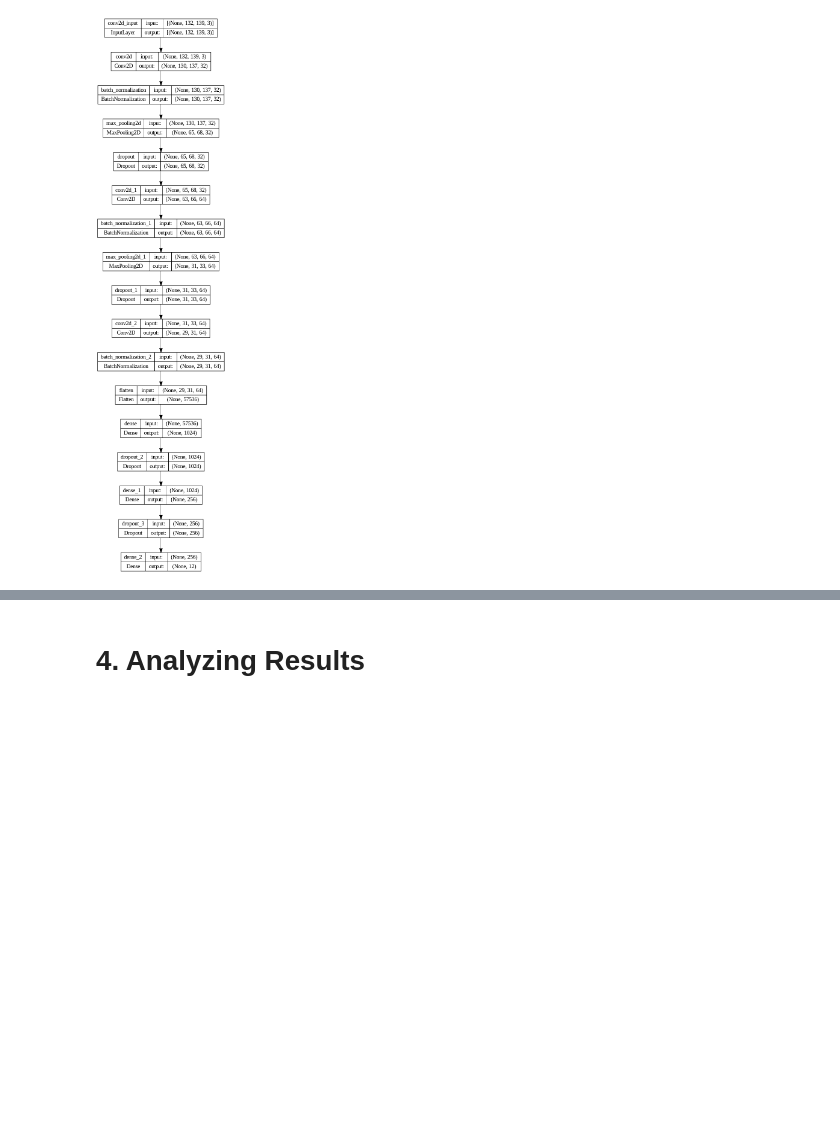
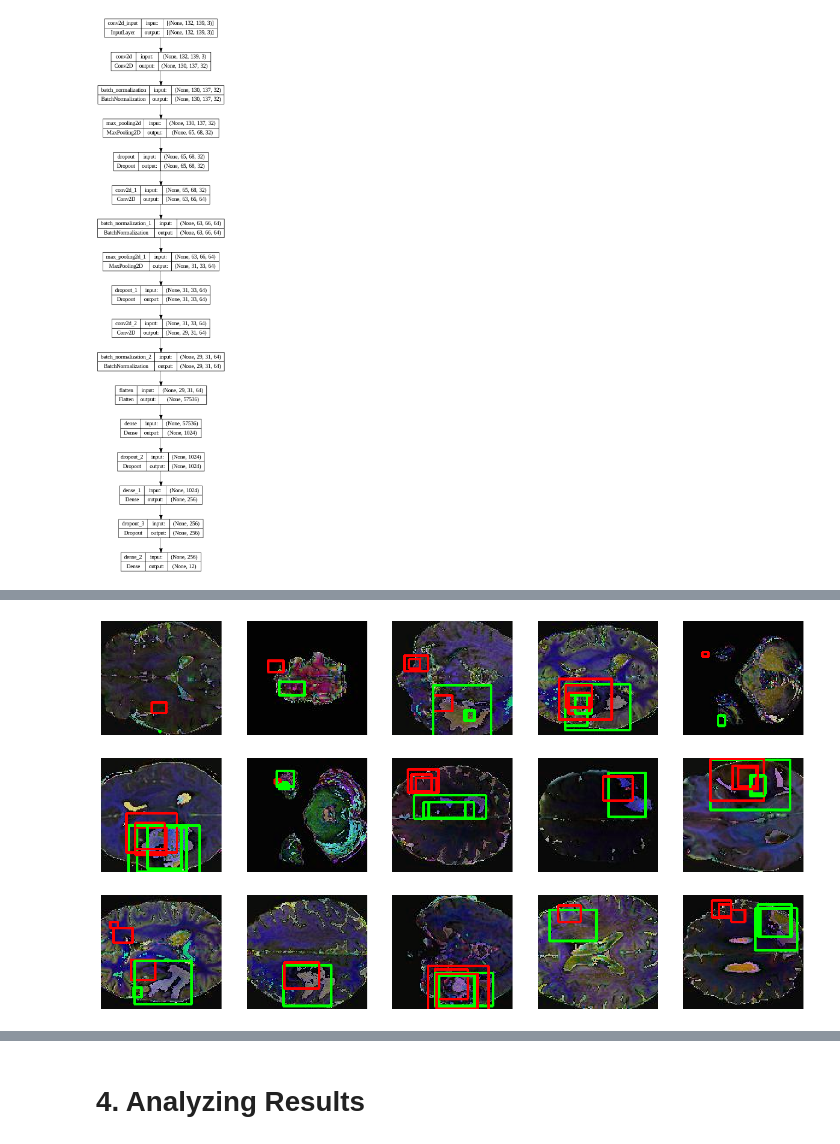
Before and after one commit to juliorodrigues07/tumour_detection, a Jupyter notebook: notebooks/brain_tumor_detection_w_keras_yolo_v8.ipynb, the cells around one changed output, grey strips where cells are left out. Cells and saved outputs as stored; diff of their text form; code cells hidden in the pictures; blank space fills up the shorter version.

```diff
--- a/notebooks/brain_tumor_detection_w_keras_yolo_v8.ipynb
+++ b/notebooks/brain_tumor_detection_w_keras_yolo_v8.ipynb
@@ -61,6 +76,7 @@ if not isdir(f'{getcwd()}/plots'):
 # %%
 BATCH_SIZE = 32
 HEIGHT, WIDTH = 132, 139
+ACTV_FUNC = 'relu'
 BBOX_FORMAT = 'xyxy'
 # %% [markdown]
 - PS: We're only detecting tumours for now.
@@ -550,7 +704,7 @@ learning_rate_reduction = ReduceLROnPlateau(monitor='val_loss', factor=0.5,
                                             min_lr=0.00001)
 
 # Stop training if after 5 epochs passed no improvement was made
-early_stop = EarlyStopping(monitor='val_loss', patience=5, verbose=1,
+early_stop = EarlyStopping(monitor='val_loss', patience=6, verbose=1,
                            mode='min', restore_best_weights=True)
 
 sandbox_cnn.fit(cnn_training_attributes, training_boxes, epochs=30, batch_size=BATCH_SIZE,
@@ -600,0 +752,41 @@ and exploding gradients destabilizing training process);
+# %%
+import matplotlib.pyplot as plt
+from math import ceil
+
+
+def cnn_detections(attributes: np.ndarray, ground_truth: np.ndarray,
+                          n: int, model: any) -> None:
+
+    detections = model.predict(attributes[:n], verbose=0)
+
+    fig, ax = plt.subplots(nrows=ceil(n / 5), ncols=5, figsize=(18, 10))
+    plt.axis('off')
+    ax = ax.flatten()
+
+    for i in range(n):
+
+        # Conversion due to Matplotlib warnings for image pixels not in range [0, 255]
+        img = (attributes[i].copy() * 255).astype(np.uint8)
+
+        # Iterates through each quartet of elements (bounding boxes)
+        for j in range(0, len(detections[i]), 4):
+
+            bounding_box = detections[i][j: j + 4]
+            real_box = ground_truth[i][j: j + 4]
+
+            # Annotates the ground truth
+            xmin, ymin, xmax, ymax = list(map(int, real_box))
+            cv.rectangle(img, (xmin, ymin), (xmax, ymax), (0, 255, 0), 2)
+
+            # Tumour detected
+            if bounding_box[0] > 0:
+                xmin, ymin, xmax, ymax = list(map(int, bounding_box))
+                cv.rectangle(img, (xmin, ymin), (xmax, ymax), (255, 0, 0), 2)
+
+        ax[i].imshow(img, interpolation='nearest')
+        ax[i].axis('off')
+# %%
+# Green -> Ground Truth | Red -> Detection
+cnn_detections(attributes=cnn_test_attributes, ground_truth=test_boxes, n=15, model=sandbox_cnn)
+# %% [output]
+[figure, added]
```
Also changed, not shown: parts of 31 cells of this notebook.
